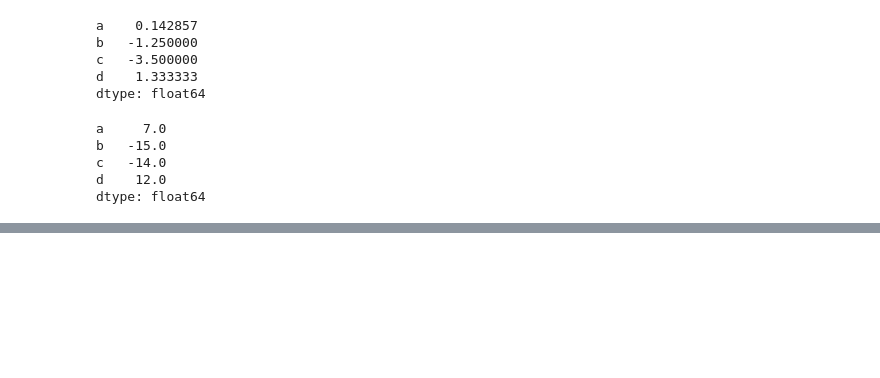
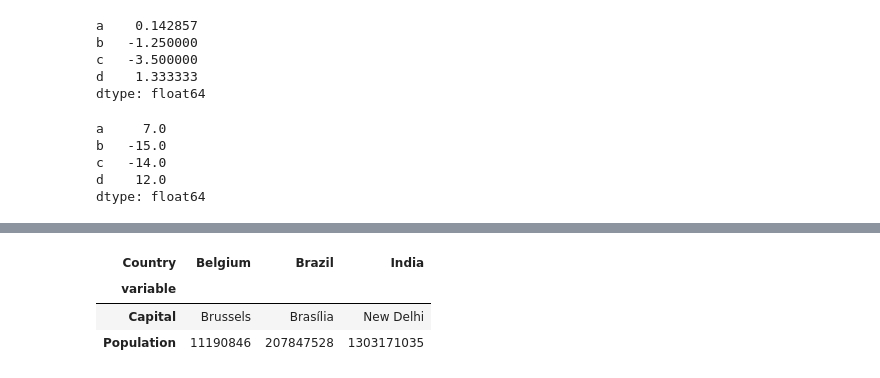
Before and after one commit to alexunjm/pandas-py, a Jupyter notebook: Ejemplo de uso.ipynb, the cells around one changed output, grey strips where cells are left out. Saved outputs shown, nothing was run; the diff lists cells and outputs as text; code cells hidden in the pictures; blank space fills up the shorter version.

```diff
--- a/Ejemplo de uso.ipynb
+++ b/Ejemplo de uso.ipynb
@@ -371,0 +435,9 @@ dtype: float64
+# %%
+df_2.pivot(index='variable', # Spread rows into columns
+         columns='Country',
+         values='Population')
+# %% [output]
+| Country | Belgium | Brazil | India |
+| variable |  |  |  |
+| Capital | Brussels | Brasília | New Delhi |
+| Population | 11190846 | 207847528 | 1303171035 |
```
Also changed, not shown: parts of 5 cells of this notebook, 2 other files.
